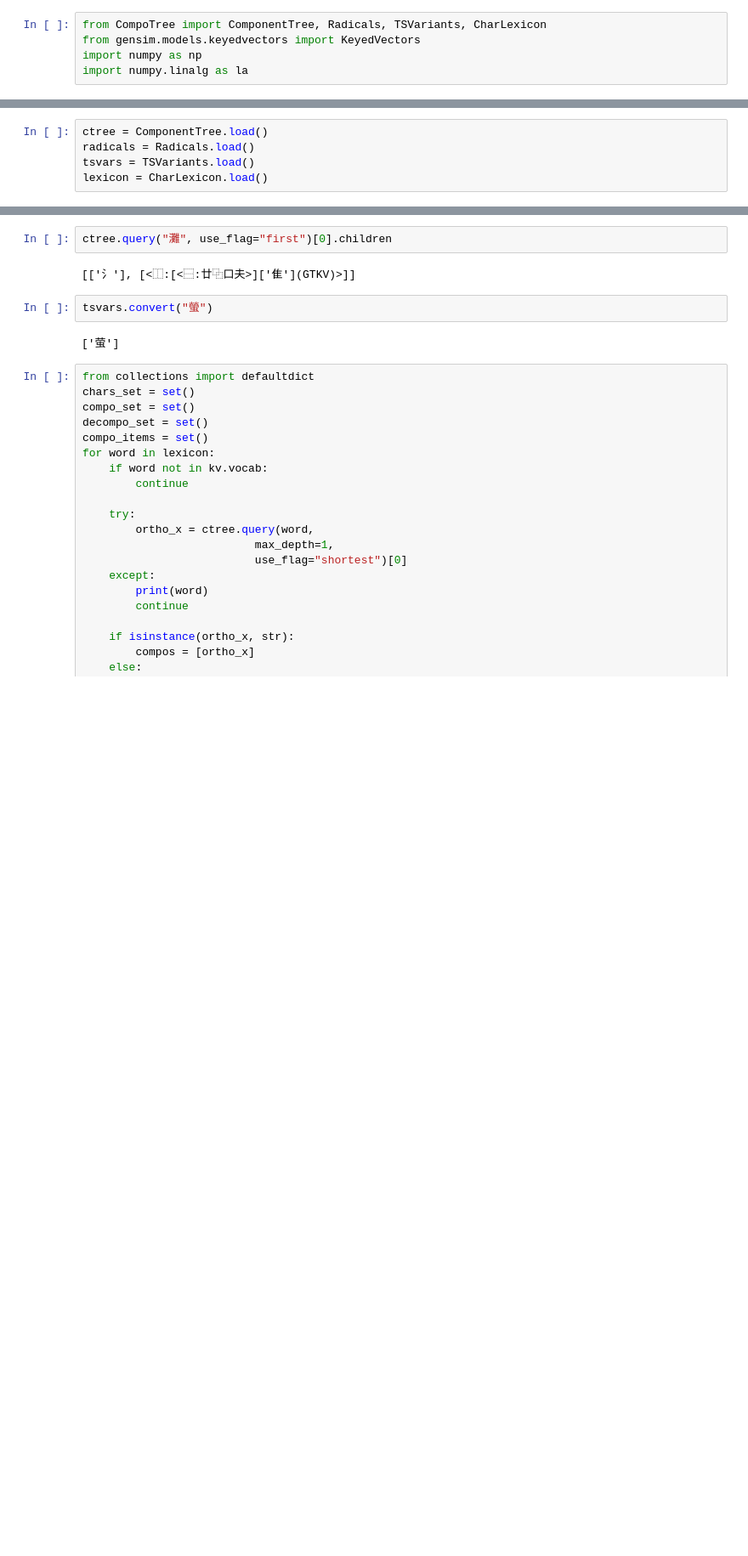
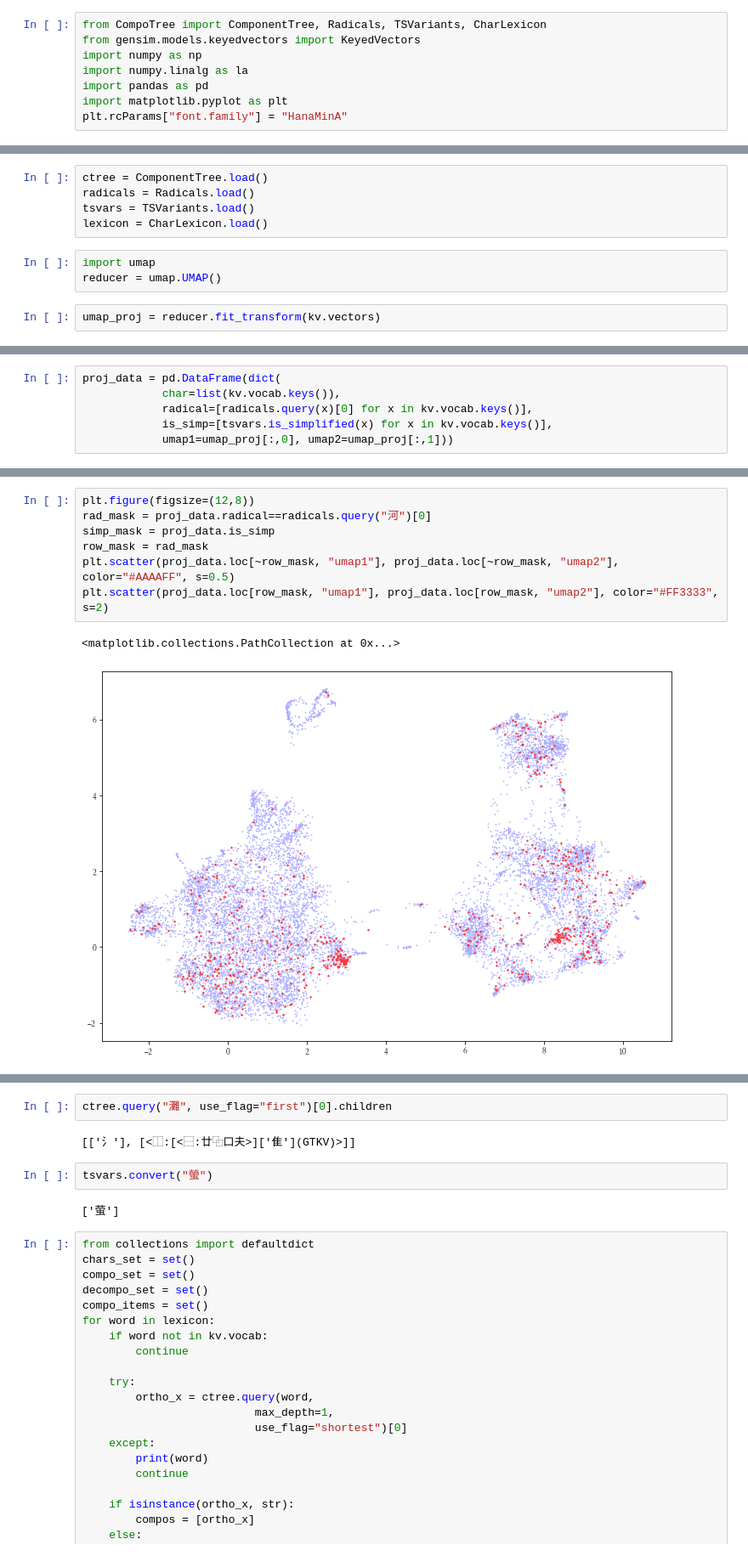
Before and after one commit to seantyh/CompoTree, a Jupyter notebook: etc/00.02.sandbox-compo-matrix.ipynb, the cells around one changed output, grey strips where cells are left out. Shown at 85% size. Drawn from its saved outputs; the diff is of its cells as text; blank space fills up the shorter version.

```diff
--- a/etc/00.02.sandbox-compo-matrix.ipynb
+++ b/etc/00.02.sandbox-compo-matrix.ipynb
@@ -9,4 +9,7 @@ from CompoTree import ComponentTree, Radicals, TSVariants, CharLexicon
 from gensim.models.keyedvectors import KeyedVectors
 import numpy as np
 import numpy.linalg as la
+import pandas as pd
+import matplotlib.pyplot as plt
+plt.rcParams["font.family"] = "HanaMinA"
 # %%
@@ -18,3 +20,8 @@ ctree = ComponentTree.load()
 radicals = Radicals.load()
 tsvars = TSVariants.load()
 lexicon = CharLexicon.load()
+# %%
+import umap
+reducer = umap.UMAP()
+# %%
+umap_proj = reducer.fit_transform(kv.vectors)
@@ -20,0 +32,6 @@ lexicon = CharLexicon.load()
+# %%
+proj_data = pd.DataFrame(dict(
+            char=list(kv.vocab.keys()),
+            radical=[radicals.query(x)[0] for x in kv.vocab.keys()],
+            is_simp=[tsvars.is_simplified(x) for x in kv.vocab.keys()],
+            umap1=umap_proj[:,0], umap2=umap_proj[:,1]))
@@ -20,0 +56,10 @@ lexicon = CharLexicon.load()
+# %%
+plt.figure(figsize=(12,8))
+rad_mask = proj_data.radical==radicals.query("河")[0]
+simp_mask = proj_data.is_simp
+row_mask = rad_mask
+plt.scatter(proj_data.loc[~row_mask, "umap1"], proj_data.loc[~row_mask, "umap2"], color="#AAAAFF", s=0.5)
+plt.scatter(proj_data.loc[row_mask, "umap1"], proj_data.loc[row_mask, "umap2"], color="#FF3333", s=2)
+# %% [output]
+<matplotlib.collections.PathCollection at 0x...>
+[figure, added]
```
Also changed, not shown: parts of 5 cells of this notebook.
